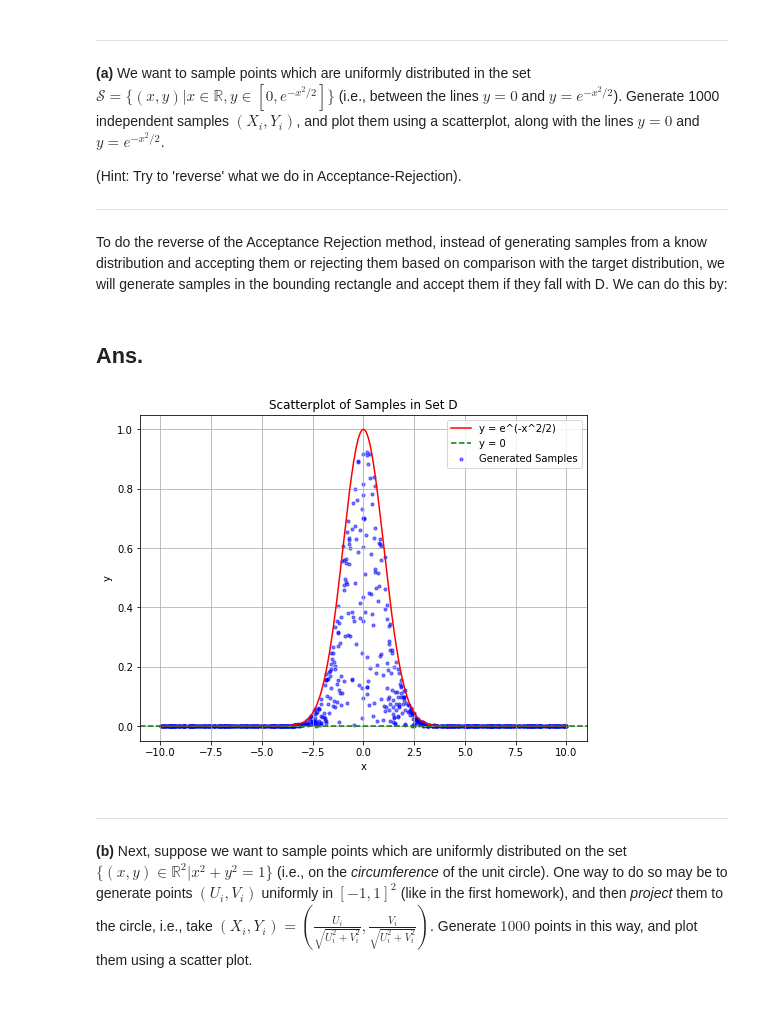
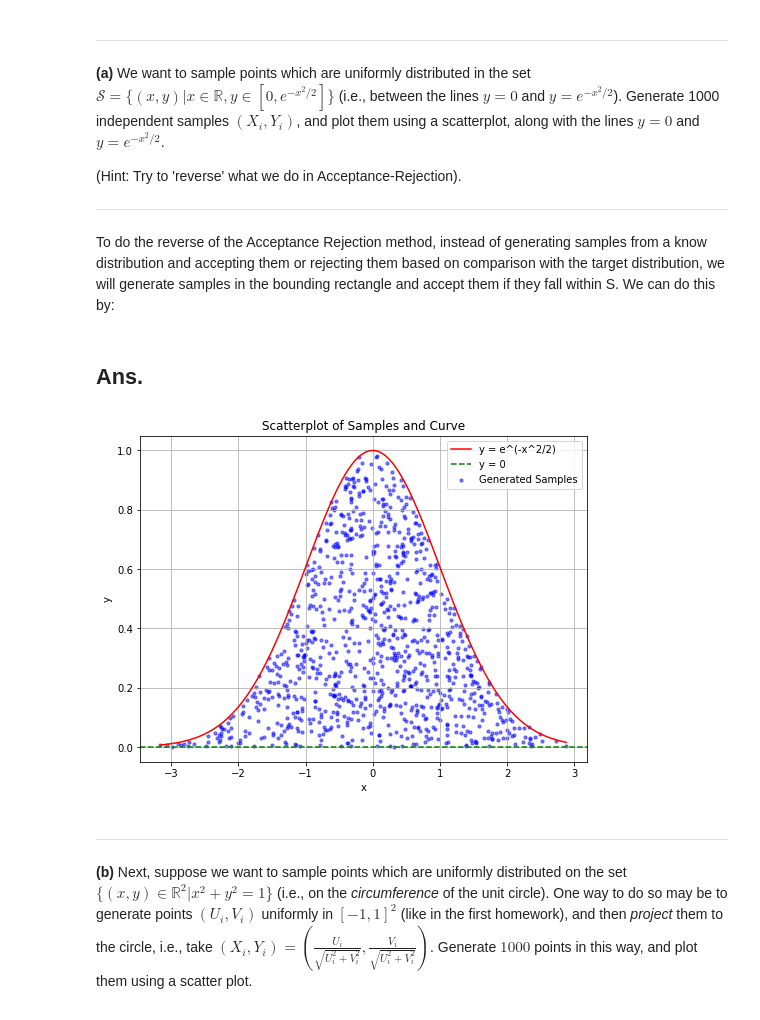
Before and after one commit to snb55/Simulation-Project-2, a Jupyter notebook: HW4.ipynb, the cells around one changed output. Drawn from its saved outputs; the diff is of its cells as text; code cells hidden in the pictures.

```diff
--- a/HW4.ipynb
+++ b/HW4.ipynb
@@ -146,47 +313,52 @@ ___
 (Hint: Try to 'reverse' what we do in Acceptance-Rejection).
 ___
 # %% [markdown]
-To do the reverse of the Acceptance Rejection method, instead of generating samples from a know distribution and accepting them or rejecting them based on comparison with the target distribution, we will generate samples in the bounding rectangle and accept them if they fall with D. We can do this by:
+To do the reverse of the Acceptance Rejection method, instead of generating samples from a know distribution and accepting them or rejecting them based on comparison with the target distribution, we will generate samples in the bounding rectangle and accept them if they fall within S. We can do this by:
 # %% [markdown]
 ## Ans.
 # %%
 import numpy as np
 import matplotlib.pyplot as plt
 
-# Set the number of samples and the range for x
+# Set the number of samples
 num_samples = 1000
-x_range = [-10, 10]  # HOW CAN I SAMPLE ANYTHING IN SET OF REAL NUMBERS
-
 samples = []
 
 # Generate samples
 while len(samples) < num_samples:
-    x = np.random.uniform(x_range[0], x_range[1])
+    x = np.random.normal() # We use the Gaussian to sample x in the set of all real numbers
     y = np.random.uniform(0, np.exp(-x**2 / 2))
     if y <= np.exp(-x**2 / 2):
         samples.append((x, y))
 
 # Extract x and y coordinates from the samples
 x_coordinates, y_coordinates = zip(*samples)
 
 # Plot the scatterplot of the samples
 plt.figure(figsize=(8, 6))
 plt.scatter(x_coordinates, y_coordinates, s=10, c='b', marker='o', alpha=0.5, label='Generated Samples')
 
-# Plot the lines y=0 and y=e^(-x^2/2)
-x_values = np.linspace(x_range[0], x_range[1], 400)
+# Generate x values for the curve y = e^(-x^2/2)
+x_values = np.linspace(min(x_coordinates), max(x_coordinates), 400)
 y_values = np.exp(-x_values**2 / 2)
+
+# Plot the curve y = e^(-x^2/2)
 plt.plot(x_values, y_values, 'r', label='y = e^(-x^2/2)')
+
+# Plot the line y = 0
 plt.axhline(0, color='g', linestyle='--', label='y = 0')
 
+# Set axis labels, title, legend, and grid
 plt.xlabel('x')
 plt.ylabel('y')
-plt.title('Scatterplot of Samples in Set D')
+plt.title('Scatterplot of Samples and Curve')
 plt.legend()
 plt.grid(True)
+
+# Show the plot
 plt.show()
 # %% [output]
-[figure, old version]
+[figure, new version]
 # %% [markdown]
 ___
 **(b)** Next, suppose we want to sample points which are uniformly distributed on the set $\{(x,y)\in\mathbb{R}^2|x^2+y^2 = 1\}$ (i.e., on the *circumference* of the unit circle). One way to do so may be to generate points $(U_i,V_i)$ uniformly in $[-1,1]^2$ (like in the first homework), and then *project* them to the circle, i.e., take $(X_i,Y_i) = \left(\frac{U_i}{\sqrt{U_i^2+V_i^2}},\frac{V_i}{\sqrt{U_i^2+V_i^2}}\right)$. Generate $1000$ points in this way, and plot them using a scatter plot.
```
Also changed, not shown: parts of 24 cells of this notebook.
